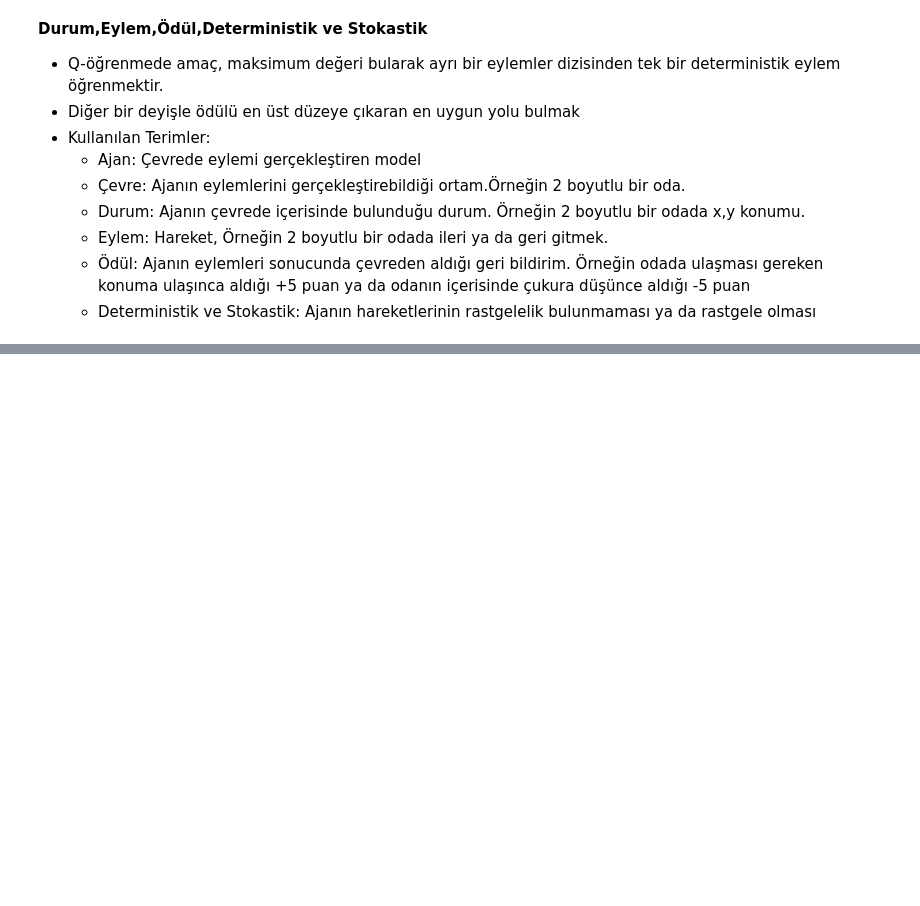
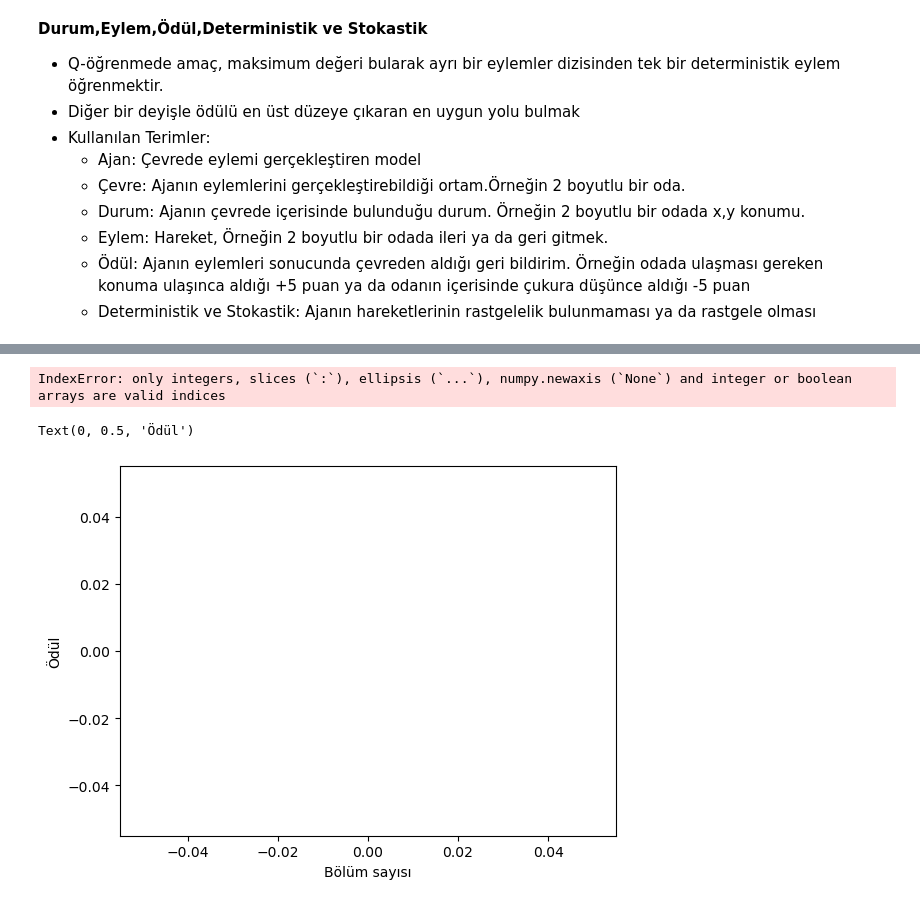
Before and after one commit to ErtugrulDay/Data-Analysis, a Jupyter notebook: 2yapay_zeka.ipynb, the cells around one changed output, grey strips where cells are left out. Cells and saved outputs as stored; diff of their text form; code cells hidden in the pictures; blank space fills up the shorter version.

```diff
--- a/2yapay_zeka.ipynb
+++ b/2yapay_zeka.ipynb
@@ -1510,0 +1573,4 @@ plt.show()
+# %%
+#ortamı çağır
+env=gym.make("FrozenLake-v1")
+env
@@ -1510,0 +1579,3 @@ plt.show()
+# %%
+q_table=np.zeros([env.observation_space.n,env.action_space.n])
+q_table
@@ -1510,0 +1599,63 @@ plt.show()
+# %%
+#Hyperparameter
+
+gamma=0.95
+alpha=0.80
+epsilon=0.10
+
+#ödülleri görselleştirmek için bir liste
+reward_list=[]
+# %%
+#öğrenme
+episode_number=100000 #100k bölüm olsun
+for i in range(episode_number):
+    state=env.reset() #her bölümün başında ortamı resetle
+
+    reward_count=0
+    while True:
+        # %10= keşif, %90=sömürü oranı
+        if random.uniform(0,1) < epsilon:
+            action=env.action_space.sample()
+        else:
+            action=np.argmax(q_table[state])
+
+        # ortam içerisinde bir eylem yap, karşılığında bir sonraki durumu ve ödülü döndür
+        step_result=env.step(action)
+        next_state=step_result[0]
+        reward=step_result[1]
+        done=step_result[2]
+        info=step_result[3]
+
+        # Q öğrenme fonk.
+        old_value=q_table[state,action]
+        next_max=np.max(q_table[next_state])
+        next_value=(1-alpha)*old_value + alpha*(reward + gamma*next_max)
+        # Q tablonu güncelle
+        q_table[state,action]=next_value
+
+        #durum güncelle
+        state=next_state
+
+        #toplam ödülü hesapla
+        reward_count += reward
+
+        #eğer bölüm bittiyse kır ve yeni bölüme başla
+        if done:
+            break
+
+    if i%5000==0:
+        print("Episode: {}".format(i))
+
+    if i%1000==0:
+        reward_list.append(reward_count)
+# %% [output]
+IndexError: only integers, slices (`:`), ellipsis (`...`), numpy.newaxis (`None`) and integer or boolean arrays are valid indices
+# %%
+#ödülleri görselleştir
+plt.figure()
+plt.plot(reward_list)
+plt.xlabel("Bölüm sayısı")
+plt.ylabel("Ödül")
+# %% [output]
+Text(0, 0.5, 'Ödül')
+[figure, added]
```
Also changed, not shown: parts of 9 cells of this notebook, 2 other files.
